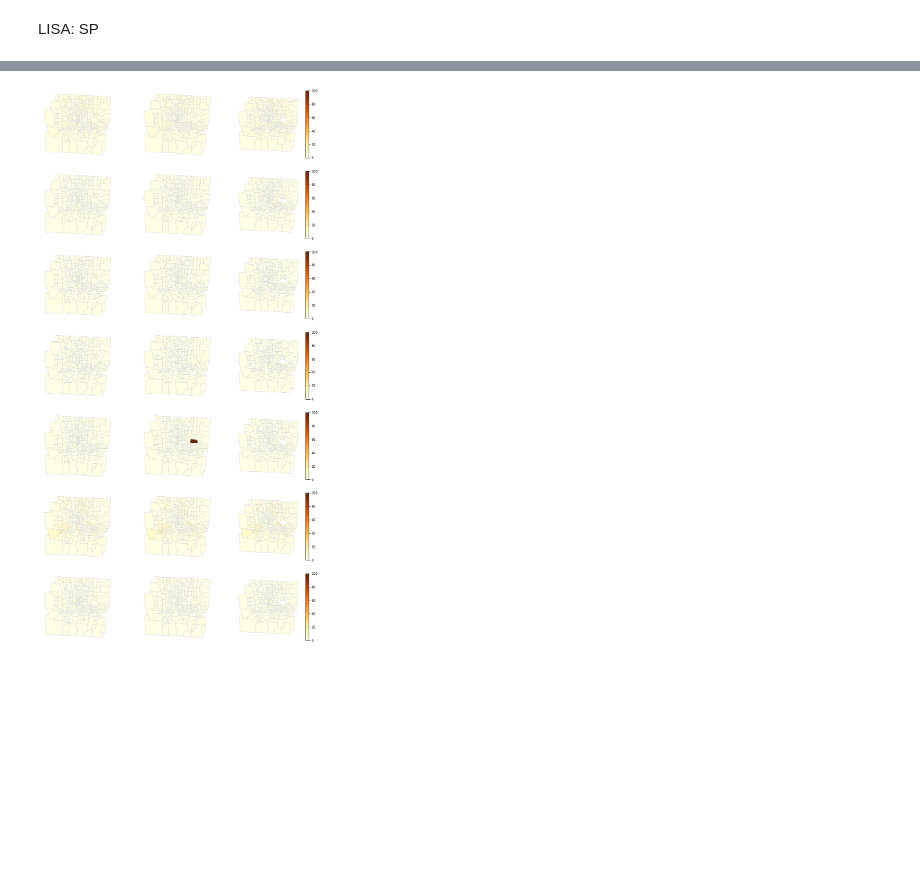
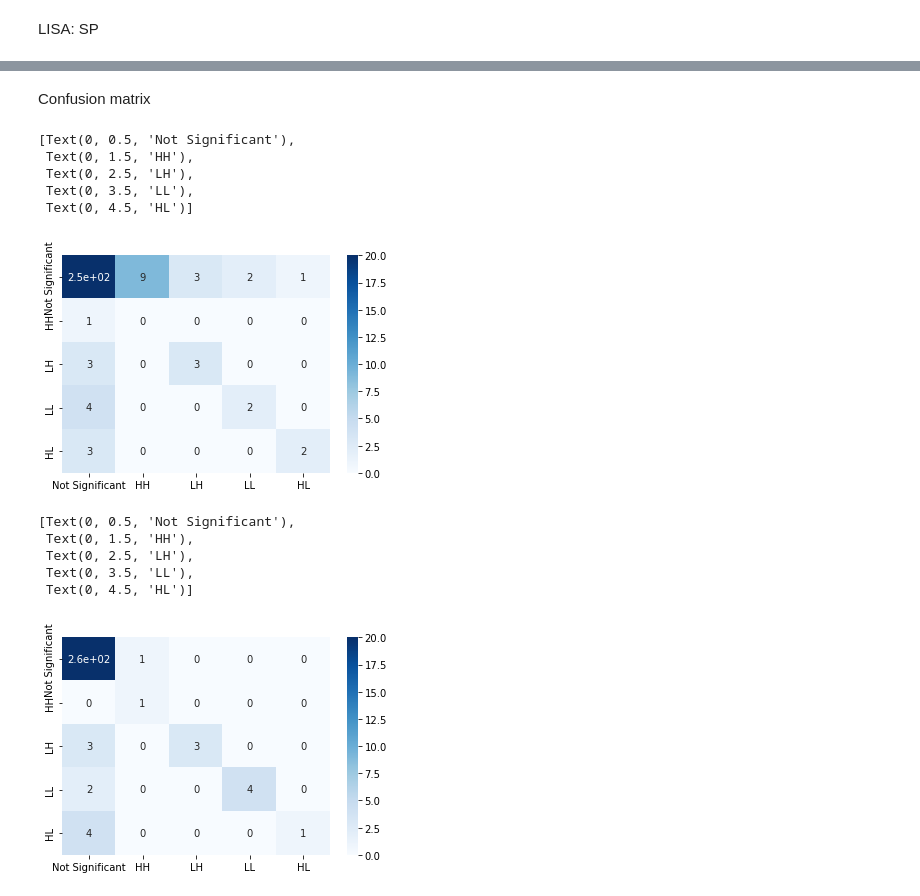
Before and after one commit to linyuehzzz/privacy-framework, a Jupyter notebook: maximum-coverage-exact-k.ipynb, the cells around one changed output, grey strips where cells are left out. Drawn from its saved outputs; the diff is of its cells as text; code cells hidden in the pictures; blank space fills up the shorter version.

```diff
--- a/maximum-coverage-exact-k.ipynb
+++ b/maximum-coverage-exact-k.ipynb
@@ -865,18 +708,0 @@ for i in range(14):
-# %%
-import matplotlib
-import matplotlib.pyplot as plt  # Graphics
-
-fig, axes = plt.subplots(nrows=7, ncols=3, figsize=(15, 30))
-
-for i in range(7):
-    for j in range(3):
-        norm = matplotlib.colors.Normalize(vmin=0, vmax=100)
-        ax = axes[i][j]
-        if j == 0:
-            merged_ori.plot(column=i, ax=ax, cmap='YlOrBr', edgecolor='gainsboro', norm=norm, legend=False)
-        if j == 1:
-            merged_scm.plot(column=i, ax=ax, cmap='YlOrBr', edgecolor='gainsboro', norm=norm, legend=False)
-        if j == 2:
-            merged_mcm.plot(column=i, ax=ax, cmap='YlOrBr', edgecolor='gainsboro', norm=norm, legend=True)
-        ax.set_axis_off()
-plt.savefig('plot/cnt-compare1.eps', format='eps')
@@ -885,17 +709,34 @@ plt.savefig('plot/cnt-compare1.eps', format='eps')
-# %%
-fig, axes = plt.subplots(nrows=7, ncols=3, figsize=(15, 30))
-
-for i in range(7, 14):
-    for j in range(3):
-        norm = matplotlib.colors.Normalize(vmin=0, vmax=100)
-        ax = axes[i-7][j]
-        if j == 0:
-            merged_ori.plot(column=i, ax=ax, cmap='YlOrBr', edgecolor='gainsboro', norm=norm, legend=False)
-        if j == 1:
-            merged_scm.plot(column=i, ax=ax, cmap='YlOrBr', edgecolor='gainsboro', norm=norm, legend=False)
-        if j == 2:
-            merged_mcm.plot(column=i, ax=ax, cmap='YlOrBr', edgecolor='gainsboro', norm=norm, legend=True)
-        ax.set_axis_off()
-plt.savefig('plot/cnt-compare2.eps', format='eps')
-# %% [output]
-[figure, removed]
+# %% [markdown]
+Confusion matrix
+# %%
+from sklearn.metrics import confusion_matrix
+import seaborn as sns
+
+ls = [lisa.q[i] if lisa.p_sim[i] <= 0.05 else 0 for i in range(len(lisa.q))]
+ls_fa = [lisa_fa.q[i] if lisa_fa.p_sim[i] <= 0.05 else 0 for i in range(len(lisa_fa.q))]
+
+cf_fa = confusion_matrix(ls, ls_fa)
+ax = sns.heatmap(cf_fa, annot=True, cmap='Blues', vmin=0, vmax=20)
+ax.xaxis.set_ticklabels(['Not Significant','HH','LH','LL','HL'])
+ax.yaxis.set_ticklabels(['Not Significant','HH','LH','LL','HL'])
+# %% [output]
+[Text(0, 0.5, 'Not Significant'),
+ Text(0, 1.5, 'HH'),
+ Text(0, 2.5, 'LH'),
+ Text(0, 3.5, 'LL'),
+ Text(0, 4.5, 'HL')]
+[figure, added]
+# %%
+ls_sp = [lisa_sp.q[i] if lisa_sp.p_sim[i] <= 0.05 else 0 for i in range(len(lisa_sp.q))]
+
+cf_sp = confusion_matrix(ls, ls_sp)
+ax = sns.heatmap(cf_sp, annot=True, cmap='Blues', vmin=0, vmax=20)
+ax.xaxis.set_ticklabels(['Not Significant','HH','LH','LL','HL'])
+ax.yaxis.set_ticklabels(['Not Significant','HH','LH','LL','HL'])
+# %% [output]
+[Text(0, 0.5, 'Not Significant'),
+ Text(0, 1.5, 'HH'),
+ Text(0, 2.5, 'LH'),
+ Text(0, 3.5, 'LL'),
+ Text(0, 4.5, 'HL')]
+[figure, added]
```
Also changed, not shown: parts of 15 cells of this notebook, 20 other files.
